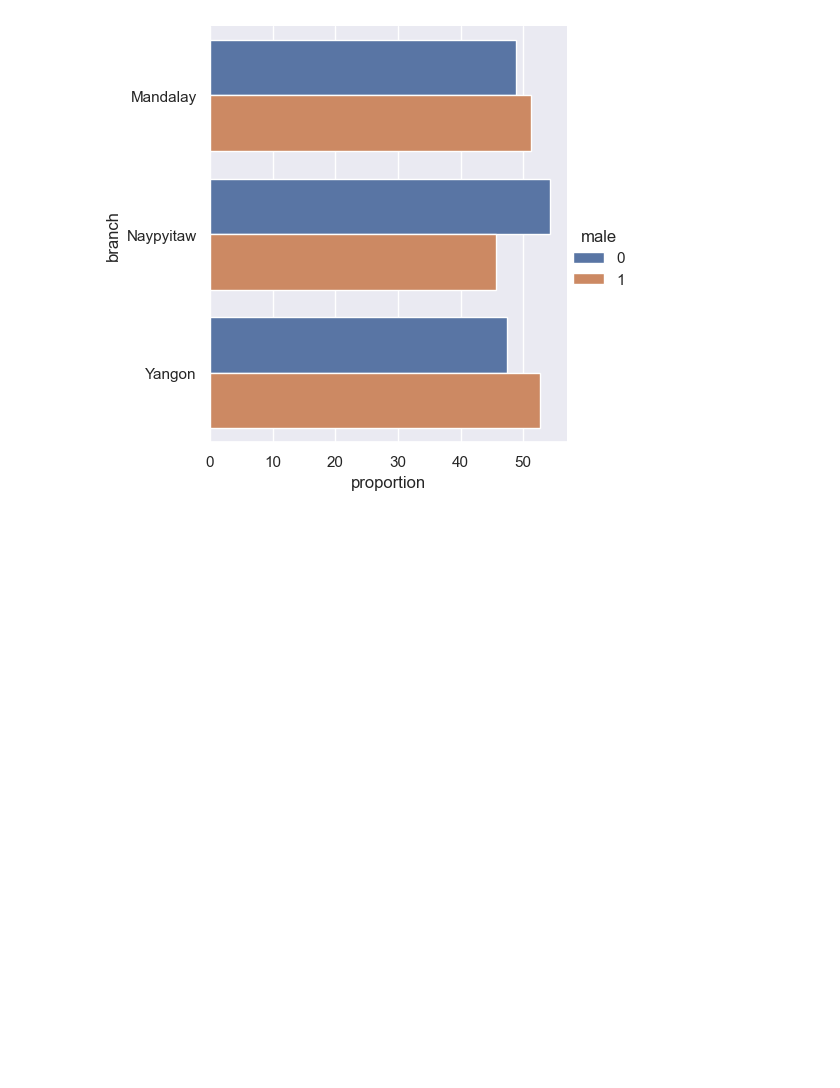
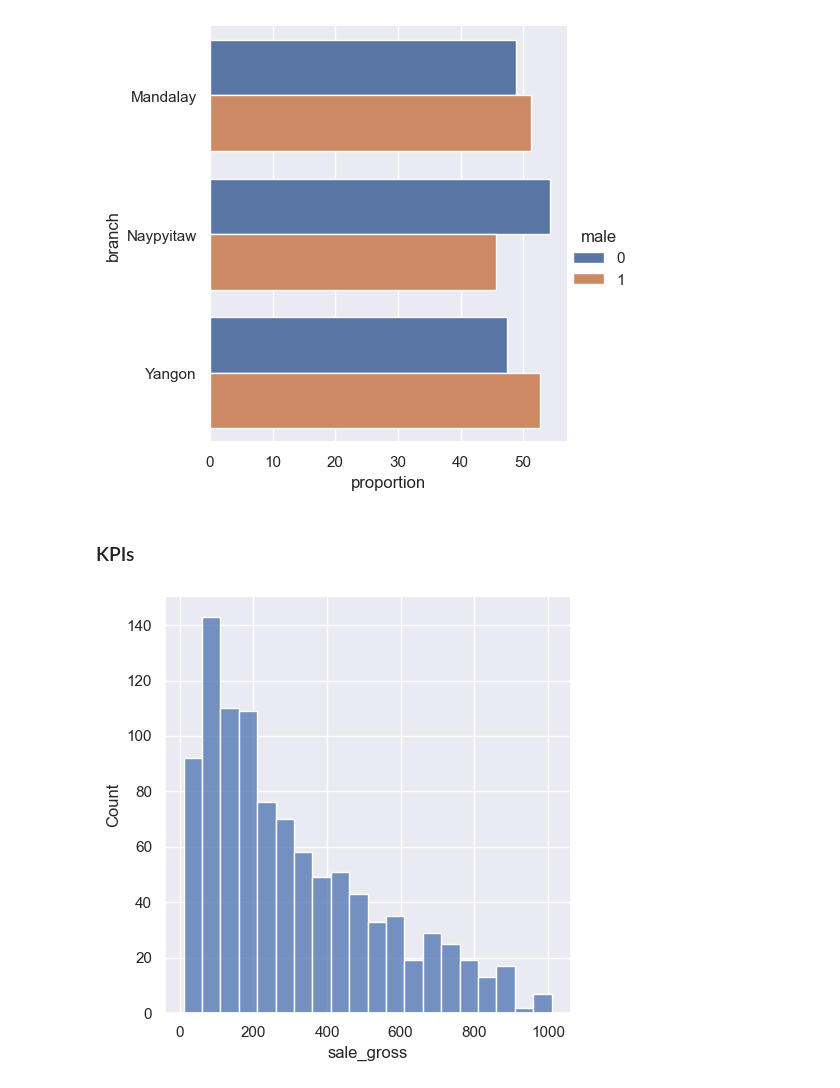
Before and after one commit to zdravoj/data-science-foundations, a Jupyter notebook: Supermarket_Sales/Supermarket_sales_analysis.ipynb, the cells around one changed output. Saved outputs shown, nothing was run; the diff lists cells and outputs as text; code cells hidden in the pictures; blank space fills up the shorter version.

Commit message:
complete KPI graphs

```diff
--- a/Supermarket_Sales/Supermarket_sales_analysis.ipynb
+++ b/Supermarket_Sales/Supermarket_sales_analysis.ipynb
@@ -262,3 +270,15 @@ sns.catplot(
 );
 # %% [output]
 [figure]
+# %% [markdown]
+### KPIs
+# %%
+# distribution of sale_gross
+sns.displot(
+    data= supermarket_data,
+    x= 'sale_gross',
+    kind= 'hist',
+    binwidth= 50
+);
+# %% [output]
+[figure, added]
```
Also changed, not shown: parts of 26 cells of this notebook.
